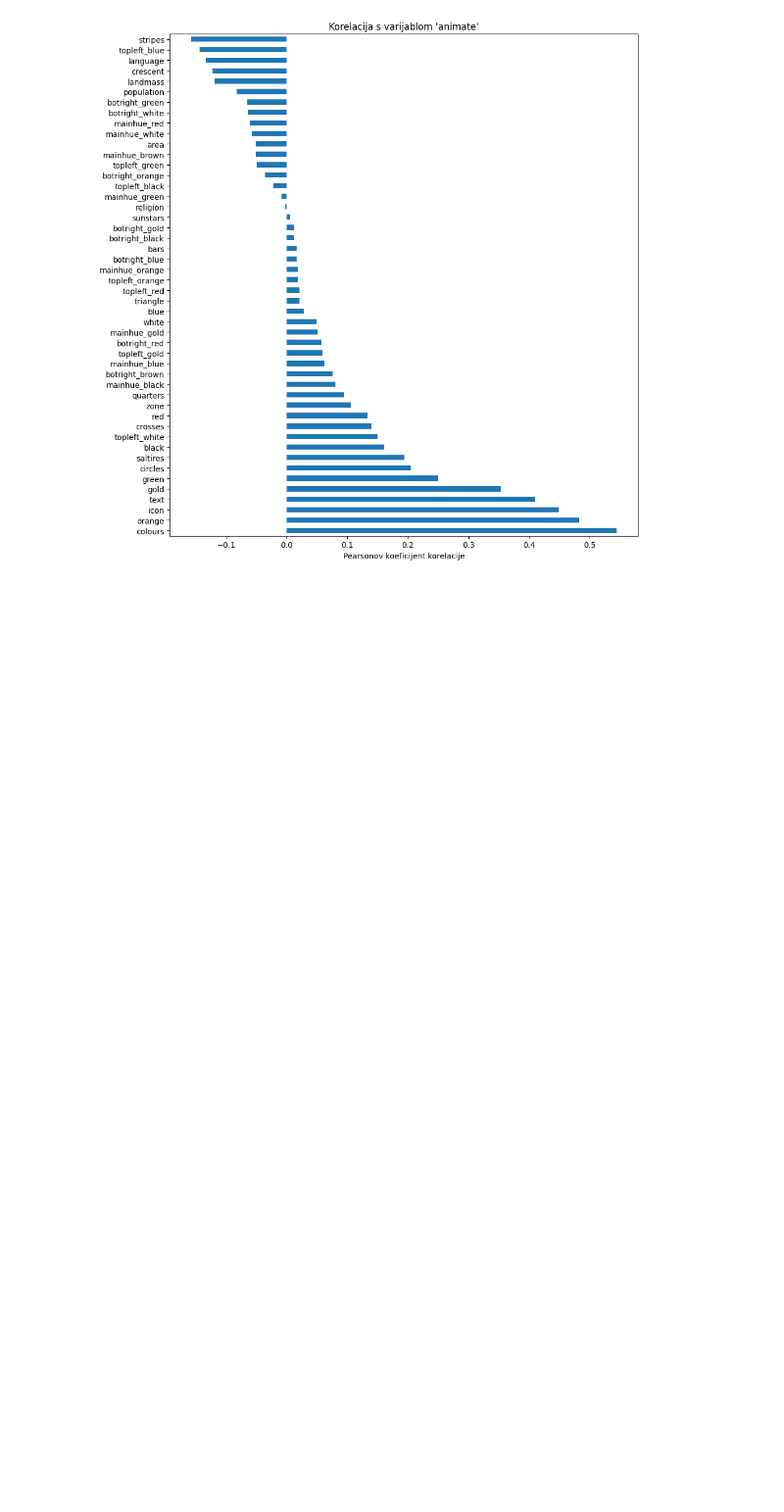
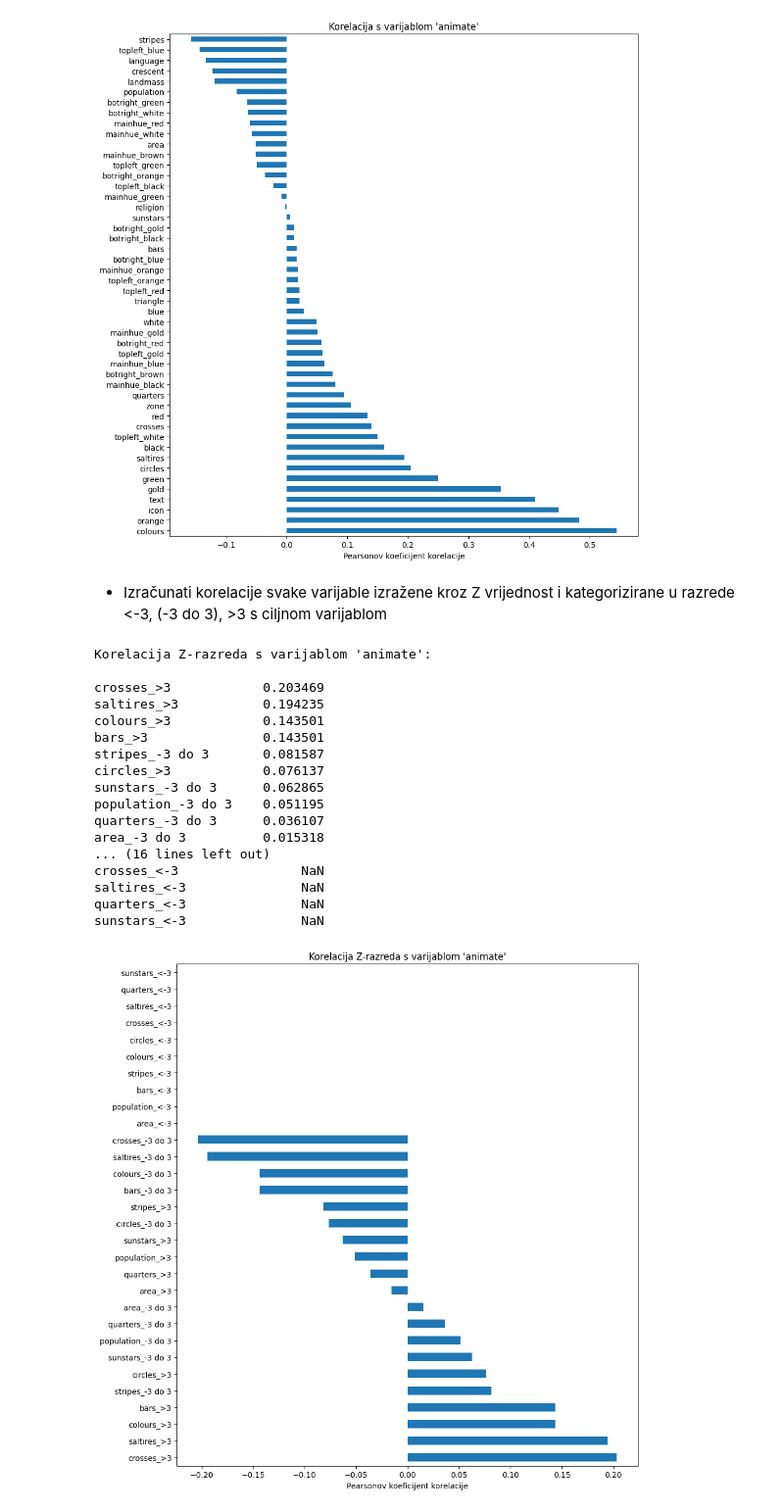
Before and after one commit to TihomirPop/NOSQL_BDA, a Jupyter notebook: 2. dio/zadatak2.ipynb, the cells around one changed output. Shown at 98% size. Saved outputs shown, nothing was run; the diff lists cells and outputs as text; code cells hidden in the pictures; blank space fills up the shorter version.

Commit message:
- Izračunati korelacije svake varijable izražene kroz Z vrijednost i kategorizirane u razrede <-3, (-3 do 3), >3 s ciljnom varijablom

```diff
--- a/2. dio/zadatak2.ipynb
+++ b/2. dio/zadatak2.ipynb
@@ -261,3 +261,44 @@ language          -0.133756
 topleft_blue      -0.143815
 stripes           -0.157922
 [figure]
+# %% [markdown]
+- Izračunati korelacije svake varijable izražene kroz Z vrijednost i kategorizirane u razrede <-3, (-3 do 3), >3 s ciljnom varijablom
+# %%
+import numpy as np
+
+# Z vrijednosti su vec izracunate u z_scores DataFrameu
+# Kategorizacija u 3 razreda: <-3, (-3 do 3), >3
+z_kategorije = z_scores.apply(lambda col: pd.cut(col, bins=[-np.inf, -3, 3, np.inf], labels=['<-3', '-3 do 3', '>3']))
+
+# One-hot encode razrede
+z_dummies = pd.get_dummies(z_kategorije, prefix=z_kategorije.columns)
+
+# Korelacija s ciljnom varijablom
+z_corr = z_dummies.corrwith(df['animate']).sort_values(ascending=False)
+
+print("Korelacija Z-razreda s varijablom 'animate':\n")
+print(z_corr.to_string())
+
+z_corr.plot(kind='barh', figsize=(10, 10), title="Korelacija Z-razreda s varijablom 'animate'")
+plt.xlabel('Pearsonov koeficijent korelacije')
+plt.tight_layout()
+plt.show()
+# %% [output]
+Korelacija Z-razreda s varijablom 'animate':
+
+crosses_>3            0.203469
+saltires_>3           0.194235
+colours_>3            0.143501
+bars_>3               0.143501
+stripes_-3 do 3       0.081587
+circles_>3            0.076137
+sunstars_-3 do 3      0.062865
+population_-3 do 3    0.051195
+quarters_-3 do 3      0.036107
+area_-3 do 3          0.015318
+... (16 lines left out)
+crosses_<-3                NaN
+saltires_<-3               NaN
+quarters_<-3               NaN
+sunstars_<-3               NaN
+[figure, added]
```
